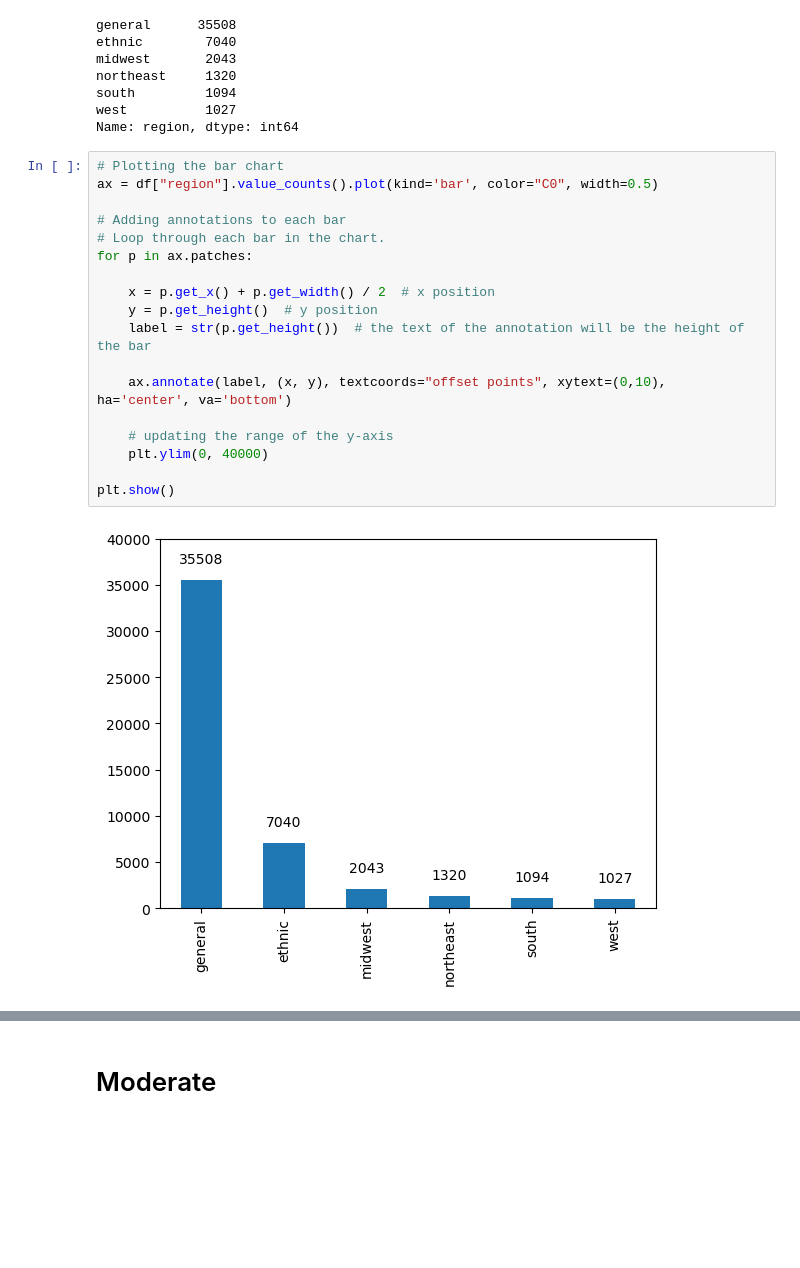
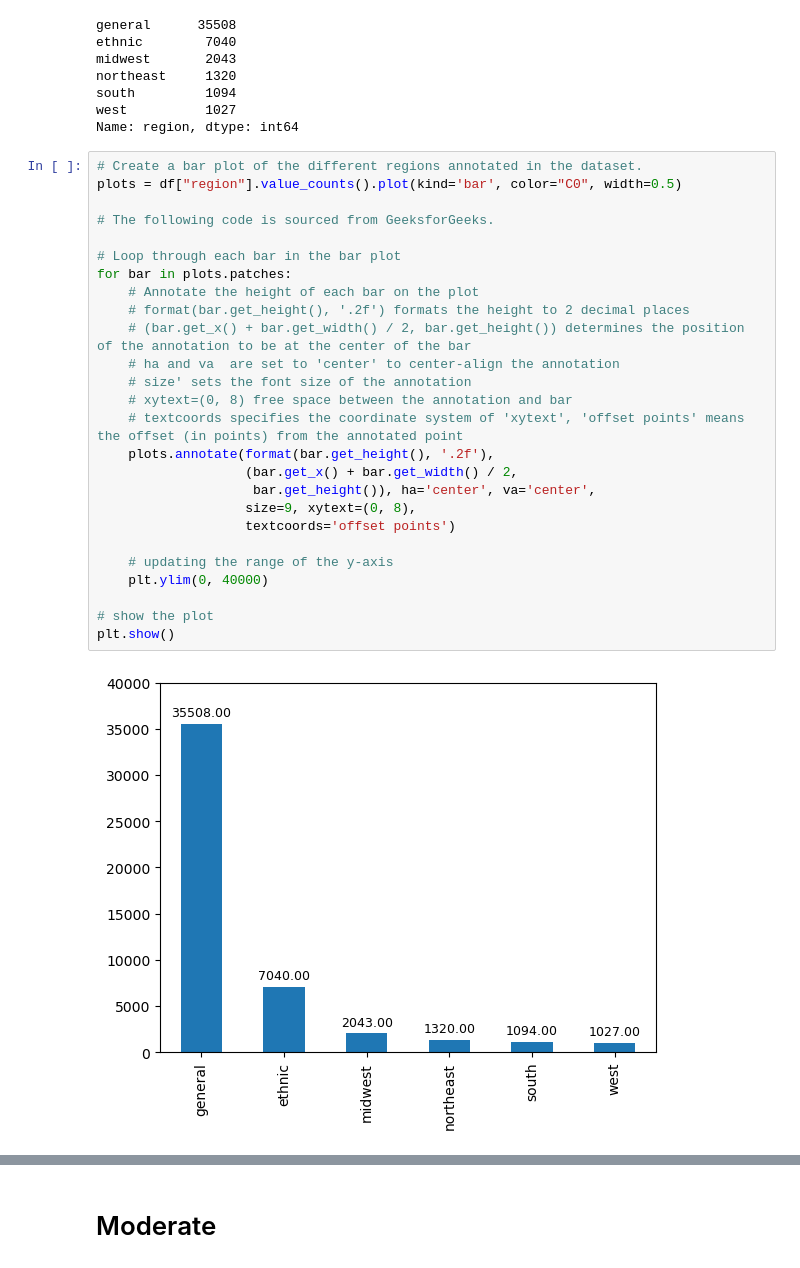
Before and after one commit to Emmayhh/01_exercises, a Jupyter notebook: 01_exercises.ipynb, the cells around one changed output, grey strips where cells are left out. Cells and saved outputs as stored; diff of their text form; blank space fills up the shorter version.

```diff
--- a/01_exercises.ipynb
+++ b/01_exercises.ipynb
@@ -76,23 +67,31 @@ northeast     1320
 south         1094
 west          1027
 Name: region, dtype: int64
-# %%
-# Plotting the bar chart
-ax = df["region"].value_counts().plot(kind='bar', color="C0", width=0.5)
-
-# Adding annotations to each bar
-# Loop through each bar in the chart.
-for p in ax.patches:
-
-    x = p.get_x() + p.get_width() / 2  # x position
-    y = p.get_height()  # y position
-    label = str(p.get_height())  # the text of the annotation will be the height of the bar
-
-    ax.annotate(label, (x, y), textcoords="offset points", xytext=(0,10), ha='center', va='bottom')
-
-    # updating the range of the y-axis
-    plt.ylim(0, 40000)
-
-plt.show()
-# %% [output]
-[figure, removed]
+# %%
+# Create a bar plot of the different regions annotated in the dataset.
+plots = df["region"].value_counts().plot(kind='bar', color="C0", width=0.5)
+
+# The following code is sourced from GeeksforGeeks.
+
+# Loop through each bar in the bar plot
+for bar in plots.patches:
+    # Annotate the height of each bar on the plot
+    # format(bar.get_height(), '.2f') formats the height to 2 decimal places
+    # (bar.get_x() + bar.get_width() / 2, bar.get_height()) determines the position of the annotation to be at the center of the bar
+    # ha and va  are set to 'center' to center-align the annotation
+    # size' sets the font size of the annotation
+    # xytext=(0, 8) free space between the annotation and bar
+    # textcoords specifies the coordinate system of 'xytext', 'offset points' means the offset (in points) from the annotated point
+    plots.annotate(format(bar.get_height(), '.2f'),
+                   (bar.get_x() + bar.get_width() / 2,
+                    bar.get_height()), ha='center', va='center',
+                   size=9, xytext=(0, 8),
+                   textcoords='offset points')
+
+    # updating the range of the y-axis
+    plt.ylim(0, 40000)
+
+# show the plot
+plt.show()
+# %% [output]
+[figure, added]
```
Also changed, not shown: parts of 37 cells of this notebook.
